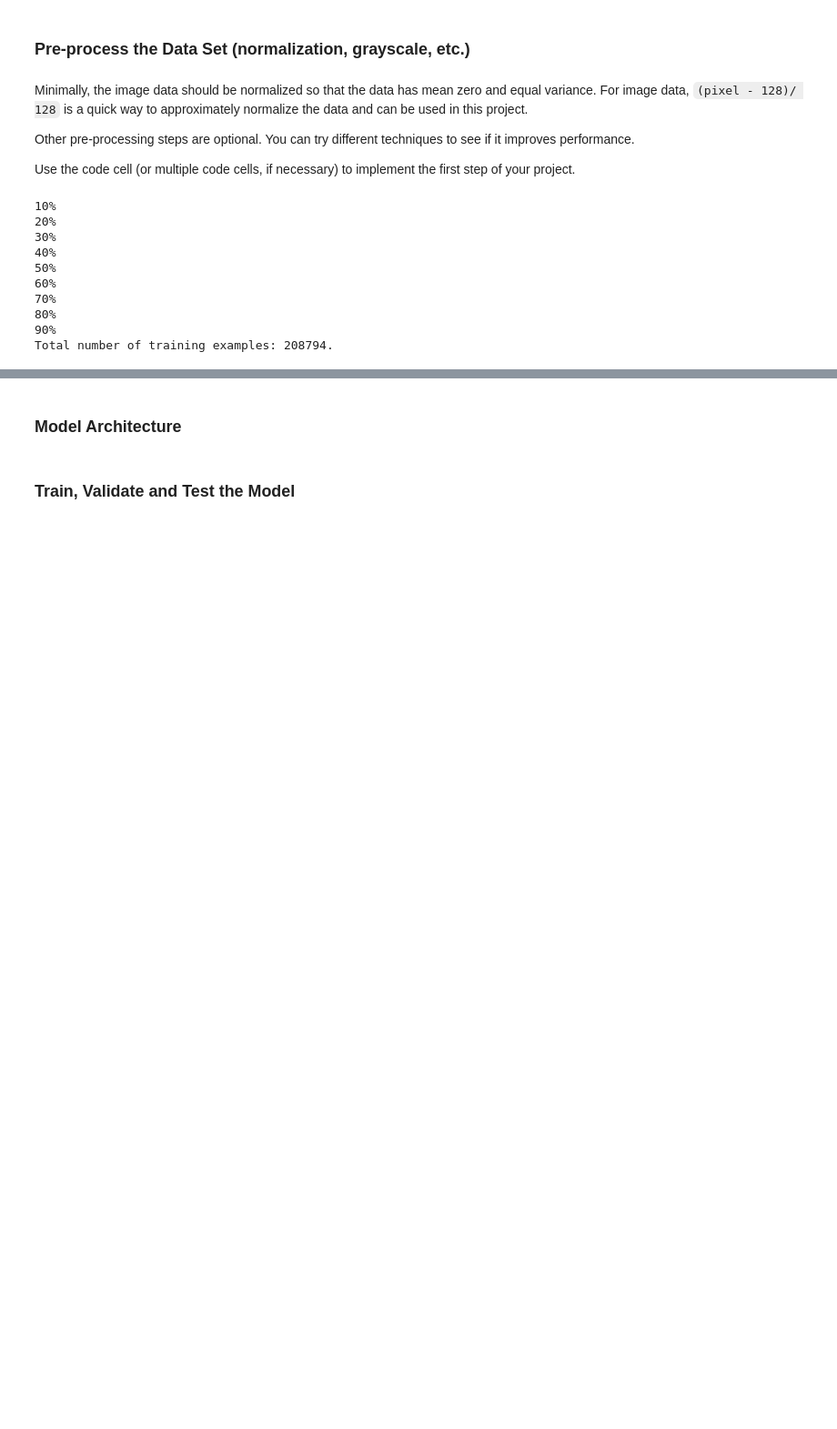
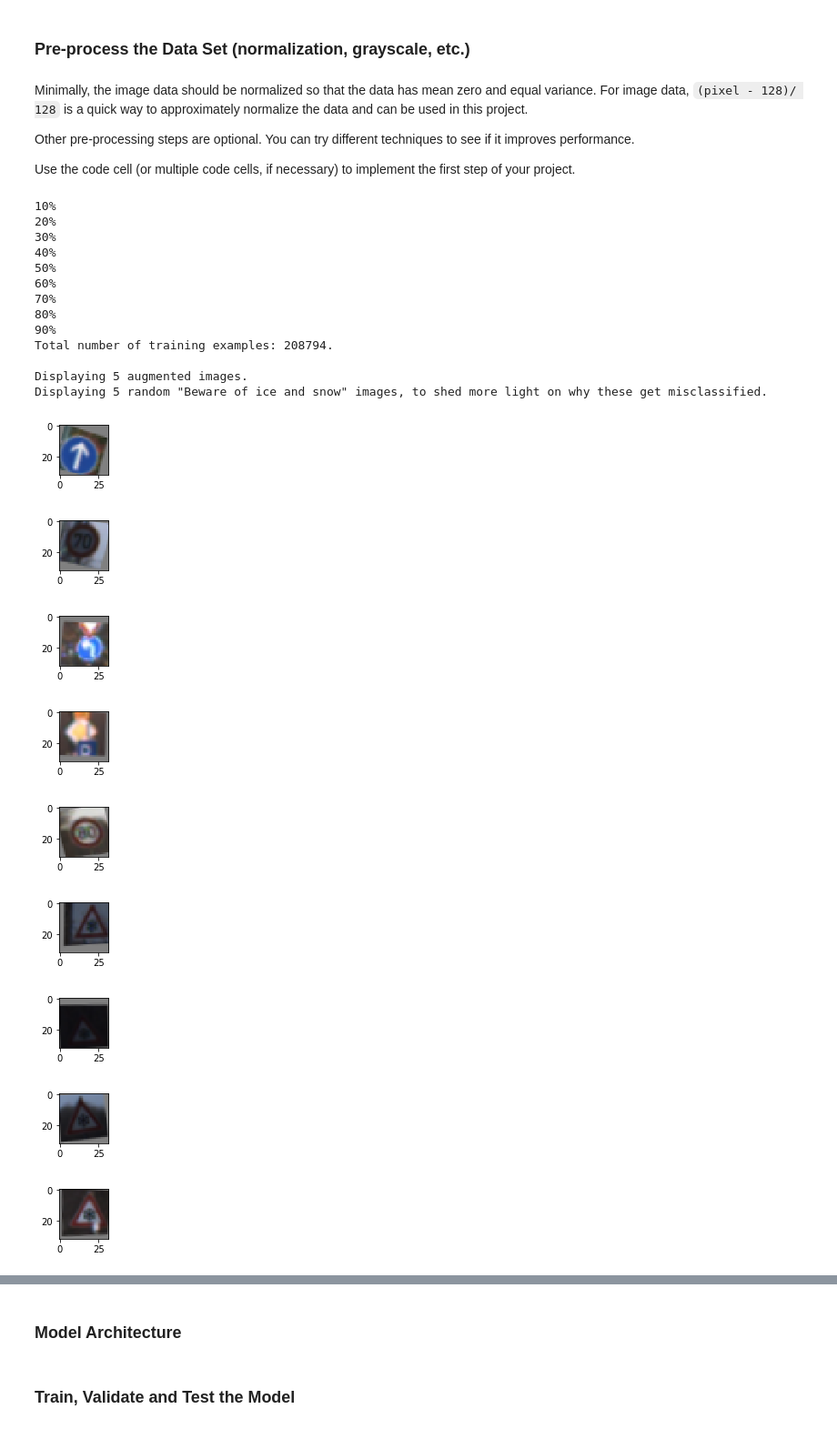
Before and after one commit to aallai/traffic_light_classifier, a Jupyter notebook: Traffic_Sign_Classifier.ipynb, the cells around one changed output, grey strips where cells are left out. Shown at 91% size. Cells and saved outputs as stored; diff of their text form; code cells hidden in the pictures; blank space fills up the shorter version.

Commit message:
Plot a few images.

```diff
--- a/Traffic_Sign_Classifier.ipynb
+++ b/Traffic_Sign_Classifier.ipynb
@@ -189,6 +189,9 @@ from sklearn.utils import shuffle
 
 def normalize(images):
     return (images - 128.) / 128.
+
+def denormalize(image):
+    return ((image * 128) + 128).astype(dtype=np.uint8)
 
 # Apply random rotation, translation and shear.
 def jitter(image, angle=15, shift=4, shear=0.1):
@@ -215,31 +218,59 @@ NUM_AUGMENTATIONS = len(X_train) * 5
 
 tmp = np.zeros(shape = (NUM_AUGMENTATIONS, 32, 32, 3))
 tmp_y = np.zeros((NUM_AUGMENTATIONS,))
 
 percent = 0
 
 for i in range(NUM_AUGMENTATIONS):
     tmp[i] = jitter(X_train[i % len(X_train)])
     tmp_y[i] = y_train[i % len(y_train)]
 
     p = i / NUM_AUGMENTATIONS * 100
     if (p > percent + 10):
         percent = p
         print("{}%".format(int(percent)))
 
 
 X_train = np.append(X_train, tmp, axis=0)
 y_train = np.append(y_train, tmp_y)
 
-print("Total number of training examples: {}.".format(len(X_train)))
+print("Total number of training examples: {}.\n".format(len(X_train)))
+print("Displaying 5 augmented images.")
+
+for i in range(int(len(X_train)/2),int(len(X_train)/2) + 5):
+    image = denormalize(X_train[i]).squeeze()
+    plt.figure(figsize=(1,1))
+    plt.imshow(image)
+
+snow_images = X_train[y_train == 30, ...]
+snow_images = shuffle(snow_images)
+
+print('Displaying 5 random "Beware of ice and snow" images, to shed more light on why these get misclassified.')
+
+for i in range(5):
+    image = denormalize(snow_images[i]).squeeze()
+    plt.figure(figsize=(1,1))
+    plt.imshow(image)
 # %% [output]
 10%
 20%
 30%
 40%
 50%
 60%
 70%
 80%
 90%
 Total number of training examples: 208794.
+
+Displaying 5 augmented images.
+Displaying 5 random "Beware of ice and snow" images, to shed more light on why these get misclassified.
+[figure, added]
+[figure, added]
+[figure, added]
+[figure, added]
+[figure, added]
+[figure, added]
+[figure, added]
+[figure, added]
+[figure, added]
```
Also changed, not shown: parts of 4 cells of this notebook.
